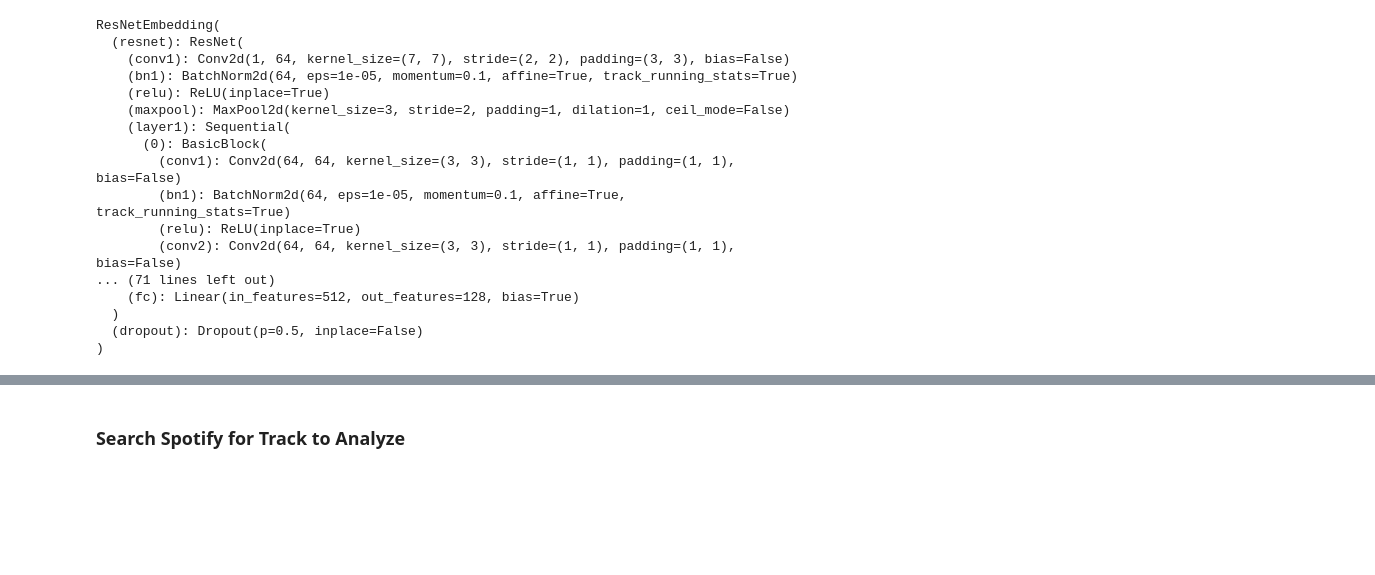
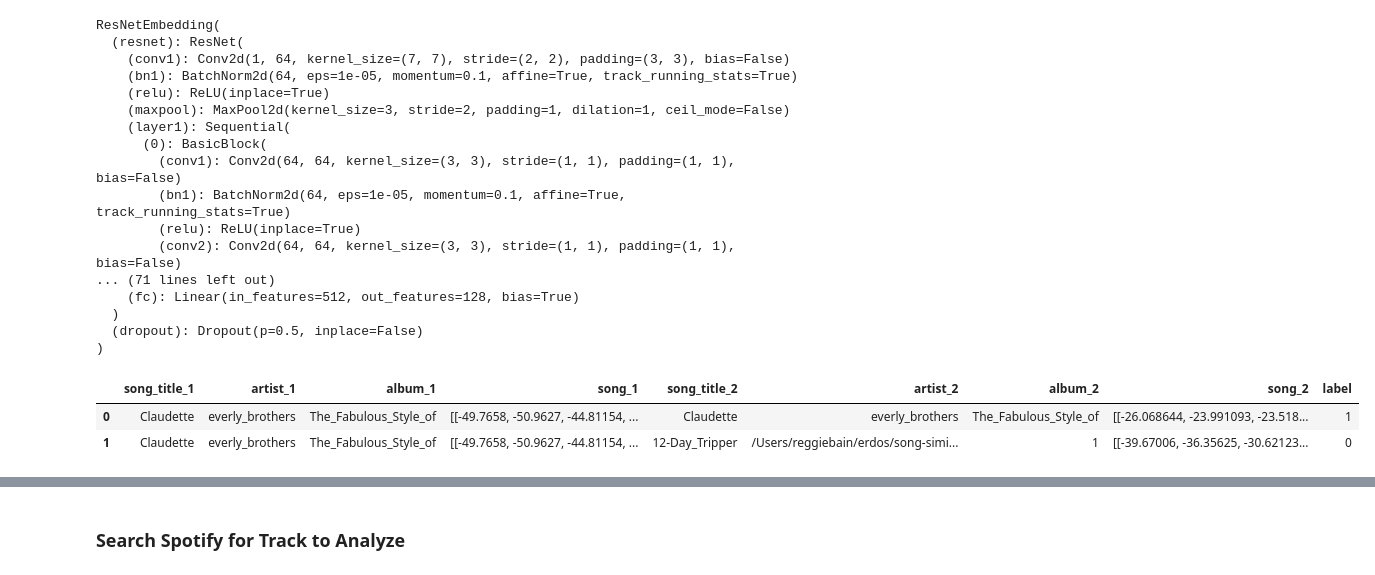
Before and after one commit to reggiebain/song-similarity-erdos, a Jupyter notebook: deployment/deploy-model-2-songs.ipynb, the cells around one changed output, grey strips where cells are left out. Cells and saved outputs as stored; diff of their text form; code cells hidden in the pictures; blank space fills up the shorter version.

```diff
--- a/deployment/deploy-model-2-songs.ipynb
+++ b/deployment/deploy-model-2-songs.ipynb
@@ -132,0 +106,8 @@ def compute_euclidean_distance(embedding1, embedding2):
+# %%
+# Load dataframe we made for deployment
+deploy_df = pd.read_pickle('../data/paired_songs_spectrograms_test.pkl')
+deploy_df.head(2)
+# %% [output]
+|  | song_title_1 | artist_1 | album_1 | song_1 | song_title_2 | artist_2 | album_2 | song_2 | label |
+| 0 | Claudette | everly_brothers | The_Fabulous_Style_of | [[-49.7658, -50.9627, -44.81154, ... | Claudette | everly_brothers | The_Fabulous_Style_of | [[-26.068644, -23.991093, -23.518... | 1 |
+| 1 | Claudette | everly_brothers | The_Fabulous_Style_of | [[-49.7658, -50.9627, -44.81154, ... | 12-Day_Tripper | /Users/reggiebain/erdos/song-simi... | 1 | [[-39.67006, -36.35625, -30.62123... | 0 |
```
Also changed, not shown: parts of 24 cells of this notebook, 8 other files.
